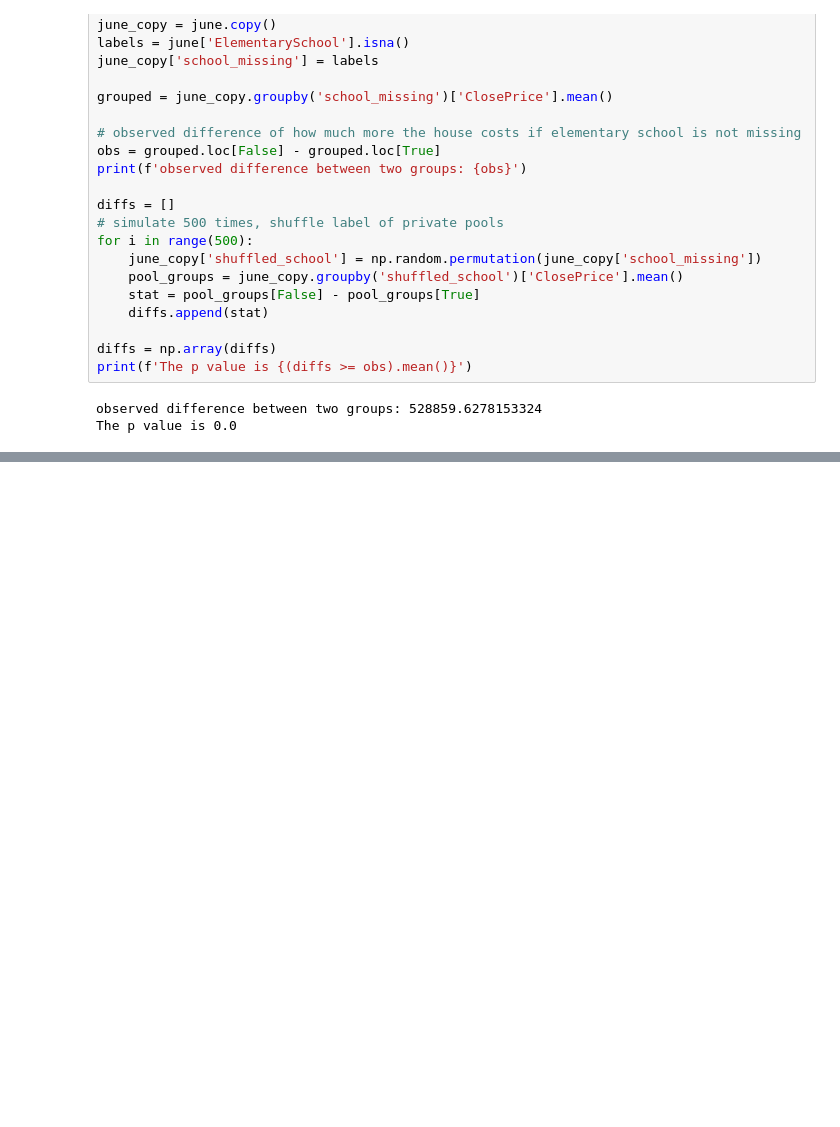
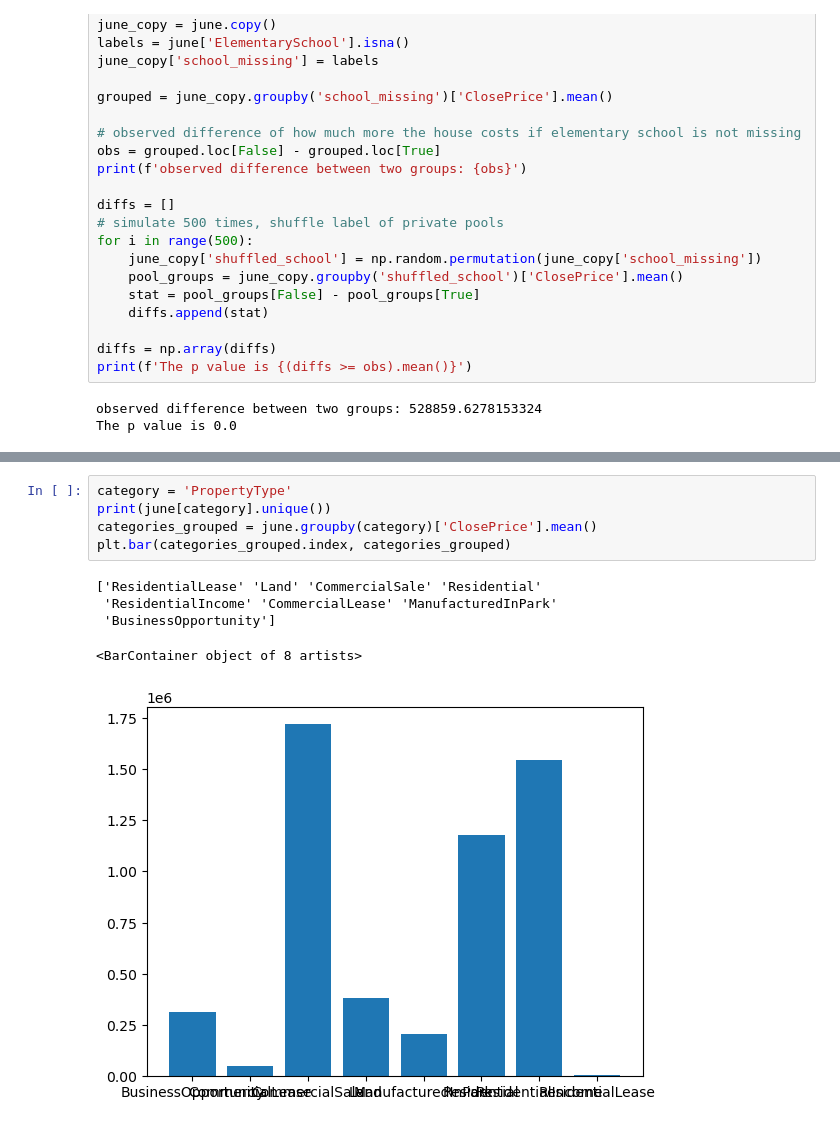
Before and after one commit to bbousquette1/IDX-Exchange-DS16-Winter2025, a Jupyter notebook: claire_EDA.ipynb, the cells around one changed output, grey strips where cells are left out. Cells and saved outputs as stored; diff of their text form; blank space fills up the shorter version.

```diff
--- a/claire_EDA.ipynb
+++ b/claire_EDA.ipynb
@@ -129,0 +167,11 @@ The p value is 0.0
+# %%
+category = 'PropertyType'
+print(june[category].unique())
+categories_grouped = june.groupby(category)['ClosePrice'].mean()
+plt.bar(categories_grouped.index, categories_grouped)
+# %% [output]
+['ResidentialLease' 'Land' 'CommercialSale' 'Residential'
+ 'ResidentialIncome' 'CommercialLease' 'ManufacturedInPark'
+ 'BusinessOpportunity']
+<BarContainer object of 8 artists>
+[figure, added]
```
Also changed, not shown: parts of 8 cells of this notebook.
